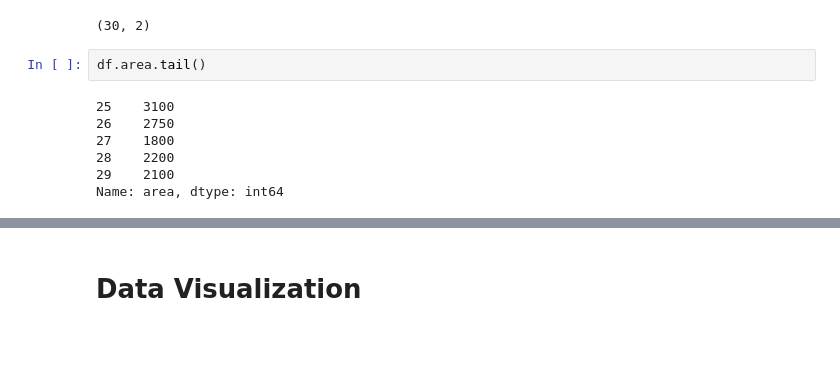
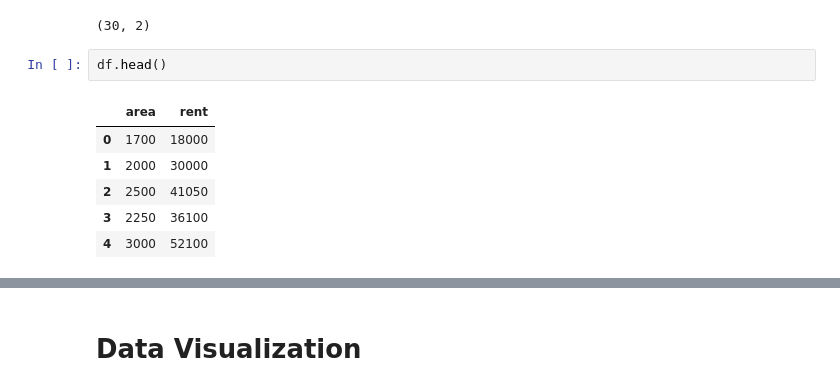
Before and after one commit to RizwanRumi/Machine_Learning_with_python, a Jupyter notebook: Linear_regression.ipynb, the cells around one changed output, grey strips where cells are left out. Saved outputs shown, nothing was run; the diff lists cells and outputs as text; blank space fills up the shorter version.

```diff
--- a/Linear_regression.ipynb
+++ b/Linear_regression.ipynb
@@ -40,12 +40,12 @@ dtype: int64
 df.shape # 29 rows, 2 columns
 # %% [output]
 (30, 2)
-# %%
-df.area.tail()
-# %% [output]
-25    3100
-26    2750
-27    1800
-28    2200
-29    2100
-Name: area, dtype: int64
+# %%
+df.head()
+# %% [output]
+|  | area | rent |
+| 0 | 1700 | 18000 |
+| 1 | 2000 | 30000 |
+| 2 | 2500 | 41050 |
+| 3 | 2250 | 36100 |
+| 4 | 3000 | 52100 |
```
Also changed, not shown: parts of 16 cells of this notebook.
